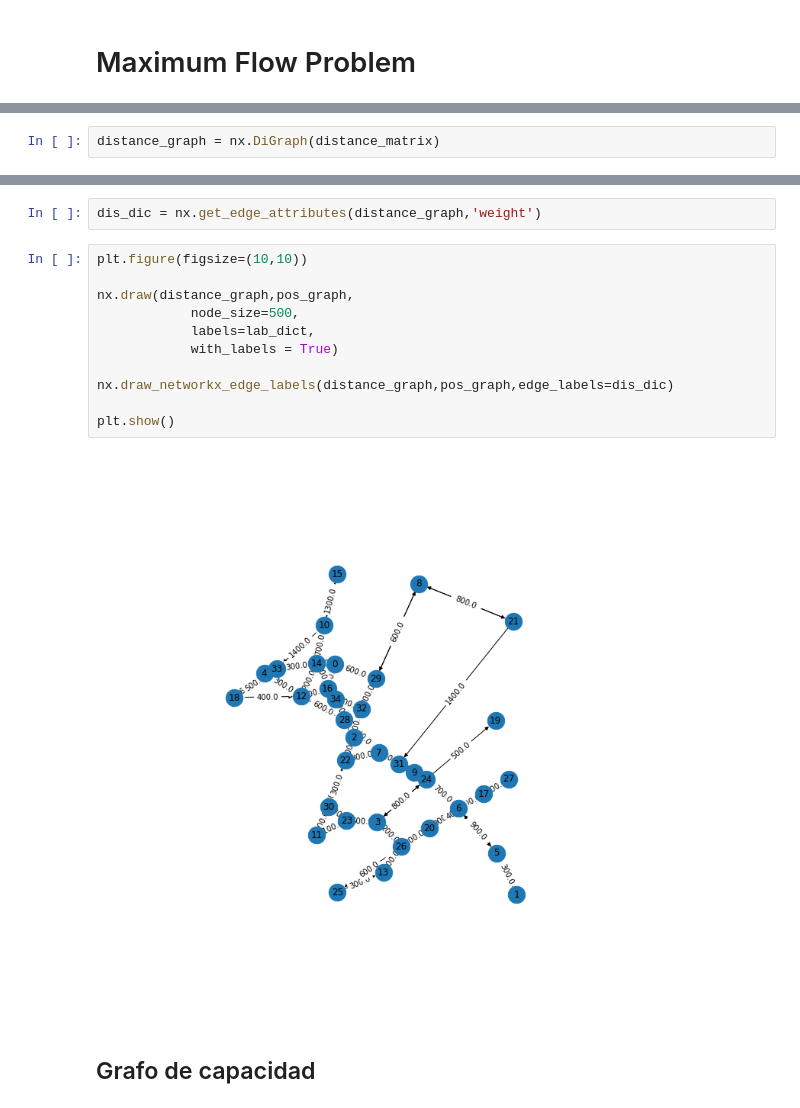
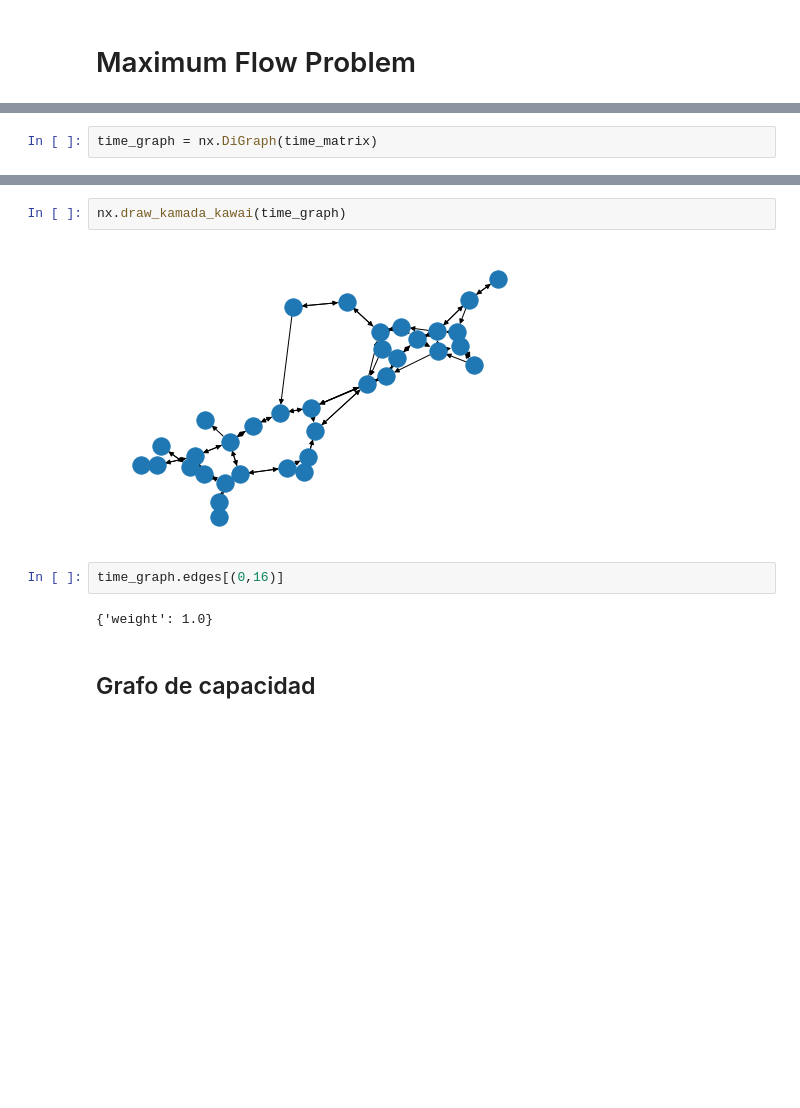
Before and after one commit to danielTeniente/proyecto_capstone, a Jupyter notebook: grafo_sector/Tema_8.ipynb, the cells around one changed output, grey strips where cells are left out. Cells and saved outputs as stored; diff of their text form; blank space fills up the shorter version.

```diff
--- a/grafo_sector/Tema_8.ipynb
+++ b/grafo_sector/Tema_8.ipynb
@@ -29,2 +25,2 @@ plt.imshow(distance_matrix,'gray')
 # %%
-distance_graph = nx.DiGraph(distance_matrix)
+time_graph = nx.DiGraph(time_matrix)
@@ -35,18 +27,11 @@ nx.draw_kamada_kawai(distance_graph,labels = lab_dict,with_labels=True)
-# %%
-dis_dic = nx.get_edge_attributes(distance_graph,'weight')
-# %%
-plt.figure(figsize=(10,10))
-
-nx.draw(distance_graph,pos_graph,
-            node_size=500,
-            labels=lab_dict,
-            with_labels = True)
-
-nx.draw_networkx_edge_labels(distance_graph,pos_graph,edge_labels=dis_dic)
-
-plt.show()
-# %% [output]
-[figure, removed]
+# %%
+nx.draw_kamada_kawai(time_graph)
+# %% [output]
+[figure, added]
+# %%
+time_graph.edges[(0,16)]
+# %% [output]
+{'weight': 1.0}
 # %% [markdown]
 ## Grafo de capacidad
 # %%
```
Also changed, not shown: parts of 24 cells of this notebook, 3 other files.
